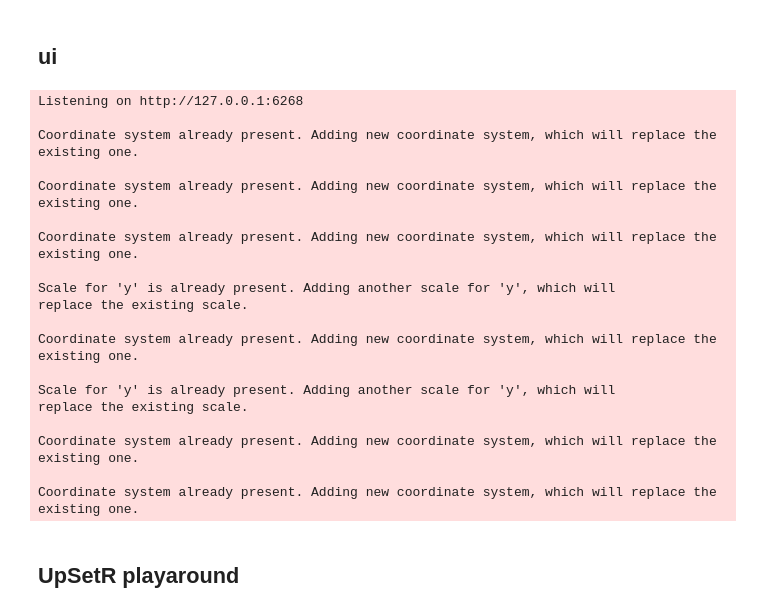
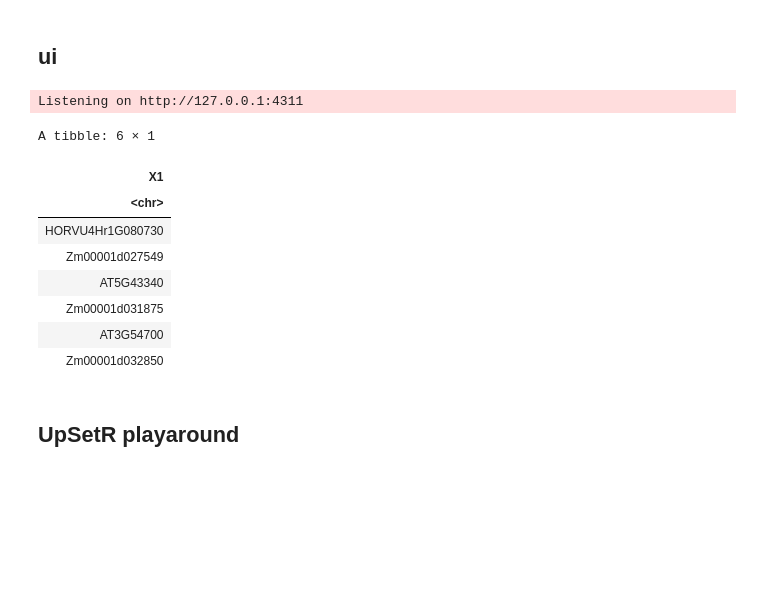
Before and after one commit to tgstoecker/A2TEA.WebApp, a Jupyter notebook: shiny_tests.ipynb, the cells around one changed output. Cells and saved outputs as stored; diff of their text form; code cells hidden in the pictures; blank space fills up the shorter version.

```diff
--- a/shiny_tests.ipynb
+++ b/shiny_tests.ipynb
@@ -333,6 +378,7 @@ server <- function(input, output) {
     shinyjs::showElement("id_vennPlot_outer", anim = TRUE, animType = "slide", time = 1)
     shinyjs::showElement("id_upsetRPlot_outer", anim = TRUE, animType = "slide", time = 1)
     # TEA analysis tab
+    shinyjs::showElement("id_treePlot_table_outer", anim = TRUE, animType = "slide", time = 1)
     shinyjs::showElement("id_treePlot_outer", anim = TRUE, animType = "slide", time = 1)
   })
 
@@ -448,17 +494,18 @@ server <- function(input, output) {
     HYPOTHESES.a2tea()[[hypotheses_tsv()$hypothesis[hypotheses_tsv()$name==input$select_Hypothesis_server]]]@expanded_OGs[[input$select_HOG_server]]@tree
   })
 
-
+      ranges <- reactiveValues(x = NULL, y = NULL)
 
   # creating the tree expansion plot
   # make renderUI element reactive
   # access to element based on name in first element selectInput('')
   #output$
-    output$treePlot <- renderPlot(
+#    output$treePlot <- renderPlot(
 #    width = function() input$tree_width,
-    height = function() input$tree_height,
+    make_tree <- reactive(
+#    height = function() input$tree_height,
                                 {
-    #    width = "auto",
+    ##    width = "auto",
     req(input$select_Hypothesis_server)
     req(input$select_HOG_server)
 
@@ -492,23 +539,46 @@ server <- function(input, output) {
     p <- groupOTU(p_OTU, el_split, 'HOG') +
                        aes(color=HOG) +
                        geom_tiplab(aes(color=HOG)) +
-#                       theme(legend.position="right") +
-                       coord_cartesian(clip = 'off') +
-                       theme_tree2(plot.margin=margin(6, 120, 6, 6), legend.position= input$tree_plot_legend_pos)
+                       hexpand(input$ortho_tree_hexpand, direction = 1) +
+                       hexpand(input$ortho_tree_hexpand, direction = -1) +
+                       #theme(plot.margin=margin(6, 120, 6, 6),
+                       #      legend.position= input$tree_plot_legend_pos) +
+#                       coord_cartesian(xlim = ranges$x, ylim = ranges$y, expand = TRUE)
+                       coord_polar(theta='y', start=(0-90)/180*pi, -1)
                        #scale_color_manual(values=cols,
                        #                   na.translate=TRUE,
                        #                   na.value = "black") +
                        #geom_tippoint(aes(color=HOG), align=F, offset = 0.3, alpha=1)
                        #geom_tiplab("ddkdkd")
 
-    return(p)
-    #height = exprToFunction(as.numeric(input$dimension[2]) *  1/ 2  * 1 / 3)
-    #p + lims(x = c(0, max(p$data$x) * input$subtree_width_multiply))
-    #p
+    p
+    #return(p)
 
   })
 
+  # When a double-click happens, check if there's a brush on the plot.
+  # If so, zoom to the brush bounds; if not, reset the zoom.
+  observeEvent(input$ortho_tree_dblclick, {
+    brush <- input$ortho_tree_brush
+    if (!is.null(brush)) {
+      ranges$x <- c(brush$xmin, brush$xmax)
+      ranges$y <- c(brush$ymin, brush$ymax)
 
+    } else {
+      ranges$x <- NULL
+      ranges$y <- NULL
+    }
+  })
+
+  output$treePlot <- renderPlot(
+    height = function() input$tree_height,
+  {
+    make_tree()
+  })
+
+#  output$ortho_tree_table <- renderTable({
+#    tree_choice()
+#  })
 
 
 ####################
@@ -537,22 +607,4 @@ server <- function(input, output) {
 
 shinyApp(ui, server)
 # %% [output]
-Listening on http://127.0.0.1:6268
-
-Coordinate system already present. Adding new coordinate system, which will replace the existing one.
-
-Coordinate system already present. Adding new coordinate system, which will replace the existing one.
-
-Coordinate system already present. Adding new coordinate system, which will replace the existing one.
-
-Scale for 'y' is already present. Adding another scale for 'y', which will
-replace the existing scale.
-
-Coordinate system already present. Adding new coordinate system, which will replace the existing one.
-
-Scale for 'y' is already present. Adding another scale for 'y', which will
-replace the existing scale.
-
-Coordinate system already present. Adding new coordinate system, which will replace the existing one.
-
-Coordinate system already present. Adding new coordinate system, which will replace the existing one.
+Listening on http://127.0.0.1:4311
@@ -561,6 +613,17 @@ Coordinate system already present. Adding new coordinate system, which will repl
 # %%
 #load(file = "A2TEA_finished.RData")
 #validObject(HYPOTHESES.a2tea$hypothesis_1@expanded_OGs$N0.HOG0000207@tree)
+head(HYPOTHESES.a2tea$hypothesis_1@expanded_OGs$N0.HOG0000207@genes)
+# %% [output]
+A tibble: 6 × 1
+| X1 |
+| <chr> |
+| HORVU4Hr1G080730 |
+| Zm00001d027549 |
+| AT5G43340 |
+| Zm00001d031875 |
+| AT3G54700 |
+| Zm00001d032850 |
 # %%
 # creating upsetR Plot
 head(HOG_level_list[[1]])
```
Also changed, not shown: parts of 5 cells of this notebook.
